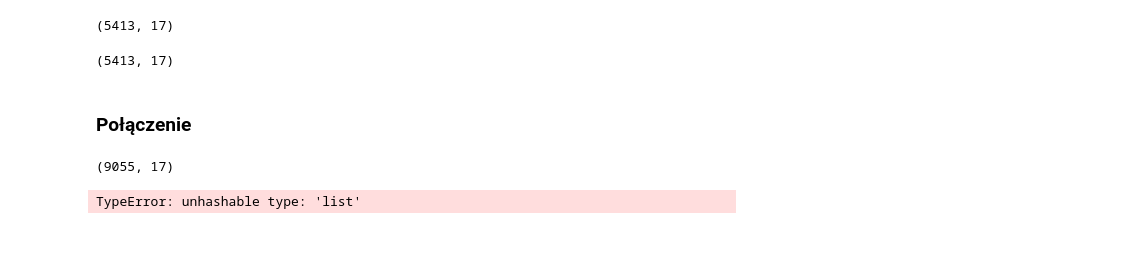
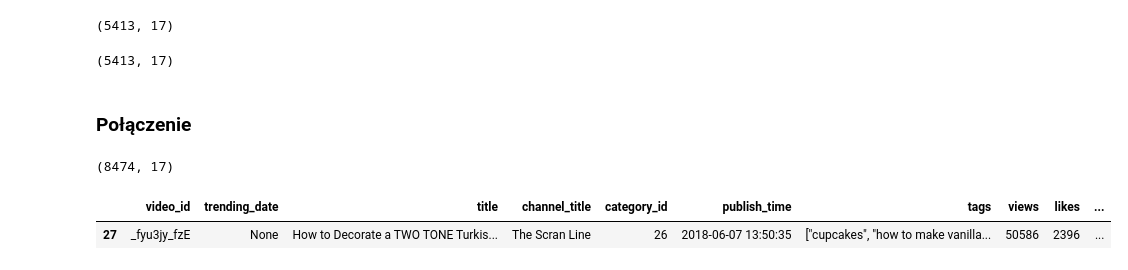
Before and after one commit to AdamKlejda/PED_YT, a Jupyter notebook: notebooks/Etap5/LiLatee_processing.ipynb, the cells around one changed output. Cells and saved outputs as stored; diff of their text form; code cells hidden in the pictures; blank space fills up the shorter version.

Commit message:
Etap5, etap1 done

```diff
--- a/notebooks/Etap5/LiLatee_processing.ipynb
+++ b/notebooks/Etap5/LiLatee_processing.ipynb
@@ -215,6 +216,7 @@ df_new_BS.shape
 # %%
 # Usunięcie powiązanych z trending
 df_new_BS = df_new_BS.loc[~df_new_BS.video_id.isin(df_old.video_id.to_list()),:]
+df_new_BS['tags'] = df_new_BS['tags'].apply(lambda tags: json.dumps(tags))
 print(df_new_BS.shape)
 # %% [output]
 (5413, 17)
@@ -223,12 +225,14 @@ df_new_BS.to_csv('../../our_data/Etap5/clean_BS.csv', index=False)
 # %% [markdown]
 ### Połączenie
 # %%
-df_new = pd.concat([df_new, df_new_BS])
-print(df_new.shape)
-df_new.to_csv('../../our_data/Etap5/clean_our_BS.csv', index=False)
+df_our_BS = pd.concat([df_new, df_new_BS])
+df_our_BS = df_our_BS.drop_duplicates(subset='video_id')
+print(df_our_BS.shape)
+df_our_BS.to_csv('../../our_data/Etap5/clean_our_BS.csv', index=False)
 # %% [output]
-(9055, 17)
+(8474, 17)
-# %%
-df_new.drop_duplicates(subset=).shape
-# %% [output]
-TypeError: unhashable type: 'list'
+# %%
+df_our_BS[3237:3238]
+# %% [output]
+|  | video_id | trending_date | title | channel_title | category_id | publish_time | tags | views | likes | ... |
+| 27 | _fyu3jy_fzE | None | How to Decorate a TWO TONE Turkis... | The Scran Line | 26 | 2018-06-07 13:50:35 | ["cupcakes", "how to make vanilla... | 50586 | 2396 | ... |
```
Also changed, not shown: parts of 1 cell of this notebook, 8 other files.
